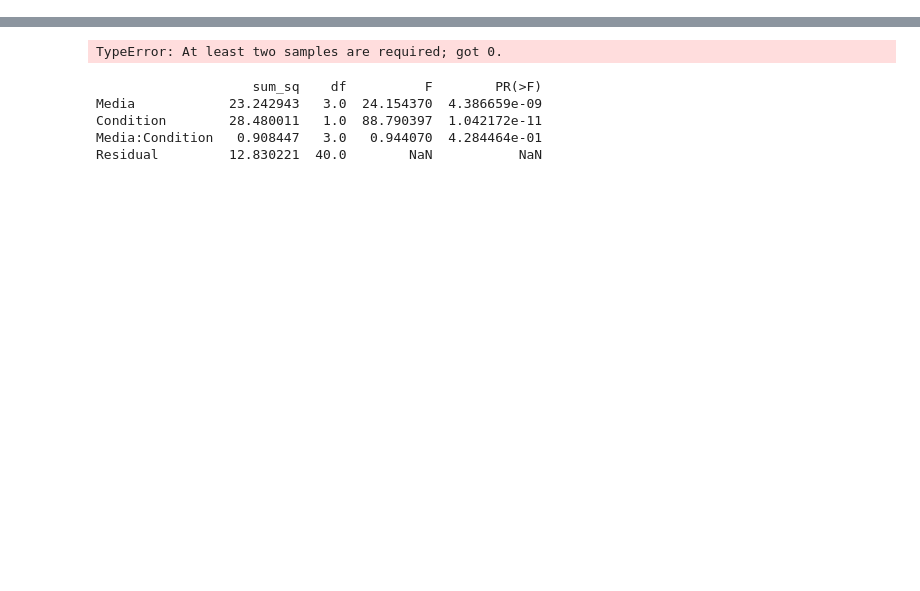
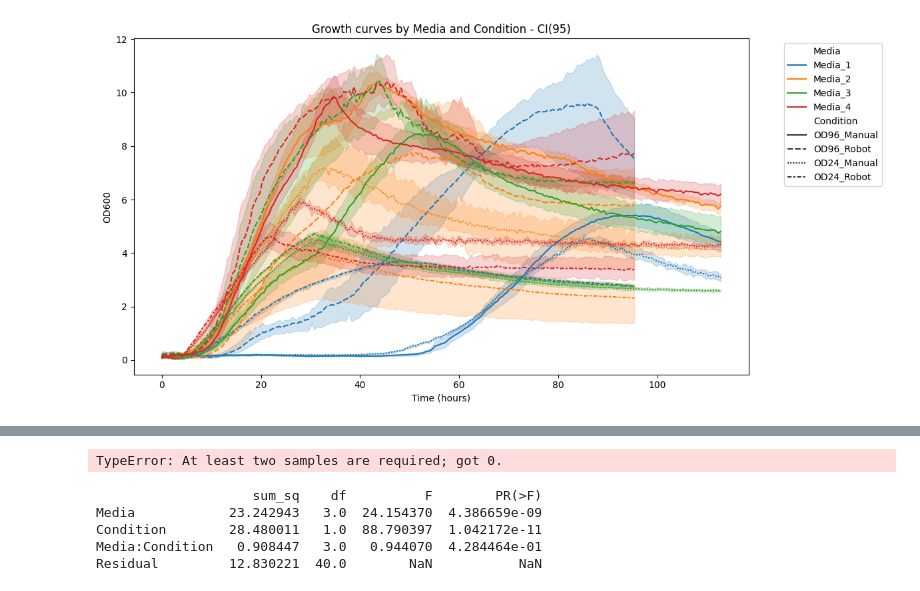
Before and after one commit to subarumuroi/Yarrowia_media_optimizer, a Jupyter notebook: Yarrowia Growth Profiler Pretest Report Outputs 2 LongformatAnalysis.ipynb, the cells around one changed output, grey strips where cells are left out. Cells and saved outputs as stored; diff of their text form; code cells hidden in the pictures; blank space fills up the shorter version.

```diff
--- a/Yarrowia Growth Profiler Pretest Report Outputs 2 LongformatAnalysis.ipynb
+++ b/Yarrowia Growth Profiler Pretest Report Outputs 2 LongformatAnalysis.ipynb
@@ -6,0 +13,27 @@ df=pd.read_csv(path)
+# %%
+def plot_growth_curves (df, x='Time', y='OD600', hue='Media', style='Condition', ci_level=95):
+
+    """
+    Plots growth curves with confidence intervals using seaborn.
+
+    Parameters:
+    - df: pandas DataFrame containing the data
+    - x: column name for x-axis (default 'Time')
+    - y: column name for y-axis (default 'OD600')
+    - hue: column name for grouping by color (default 'Media')
+    - style: column name for line style (default 'Condition')
+    - ci_level: confidence interval level (default 95)
+    """
+
+    plt.figure(figsize=(12, 6))
+    sns.lineplot(data=df, x=x, y=y, hue=hue, style=style, errorbar =('ci', ci_level))
+    plt.title(f'Growth curves by {hue} and {style} - CI({ci_level})')
+    plt.ylabel(y)
+    plt.xlabel(f'{x} (hours)')
+    plt.legend(bbox_to_anchor=(1.05, 1), loc='upper left')
+    plt.tight_layout()
+    plt.show()
+# %%
+plot_growth_curves(df)
+# %% [output]
+[figure, added]
```
Also changed, not shown: parts of 7 cells of this notebook.
